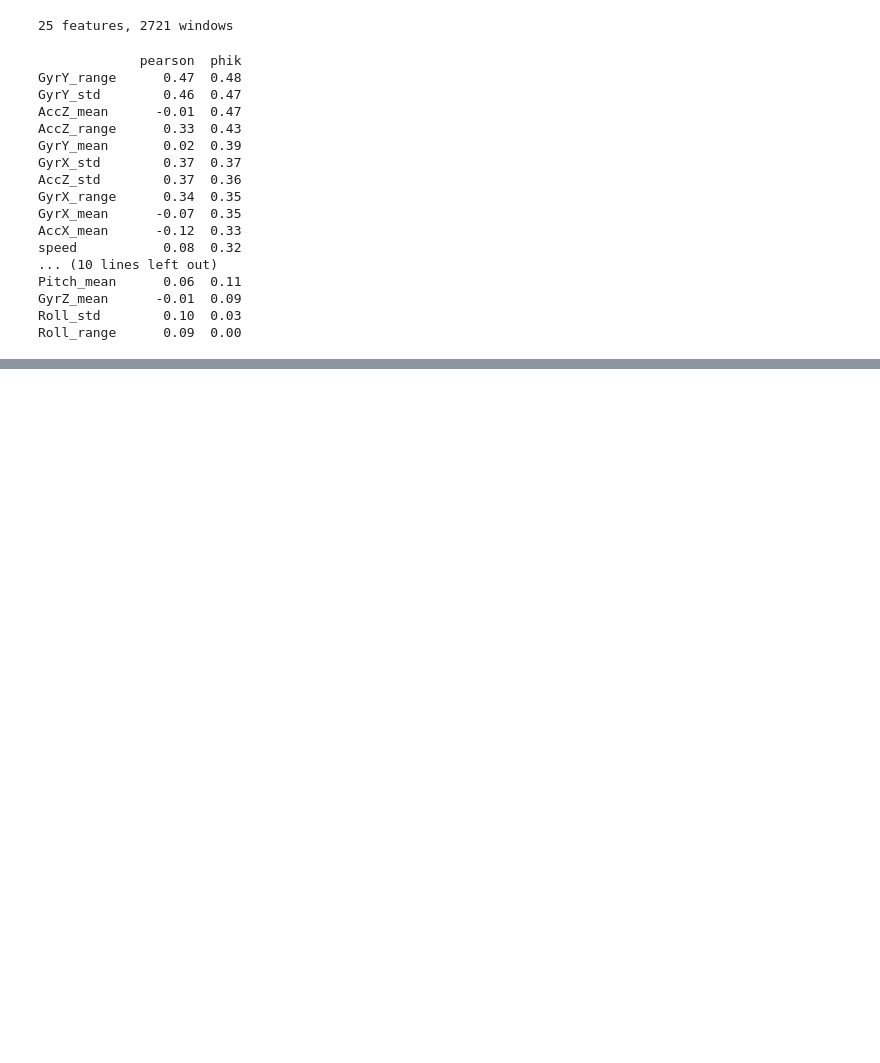
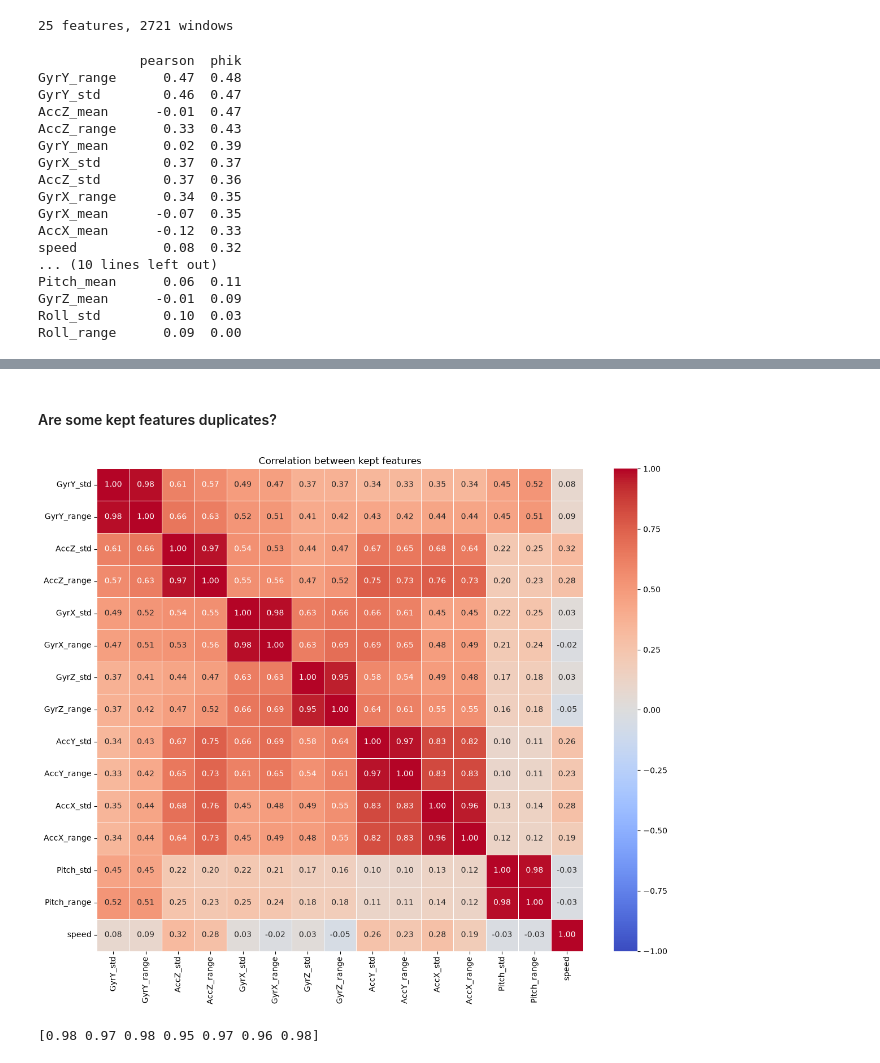
Before and after one commit to kallejjj/SemesterProjectFall2026, a Jupyter notebook: Nihar/04_features.ipynb, the cells around one changed output, grey strips where cells are left out. Cells and saved outputs as stored; diff of their text form; code cells hidden in the pictures; blank space fills up the shorter version.

```diff
--- a/Nihar/04_features.ipynb
+++ b/Nihar/04_features.ipynb
@@ -217,0 +278,38 @@ Roll_range      0.09  0.00
+# %% [markdown]
+#### Are some kept features duplicates?
+# %%
+kept = [
+    f"{s}_{stat}"
+    for s in ["GyrY", "AccZ", "GyrX", "GyrZ", "AccY", "AccX", "Pitch"]
+    for stat in ["std", "range"]
+] + ["speed"]
+
+corr = sub[kept].corr().round(2)
+
+plt.figure(figsize=(12, 10))
+
+sns.heatmap(
+    corr,
+    annot=True,
+    fmt=".2f",
+    cmap="coolwarm",
+    vmin=-1,
+    vmax=1,
+    center=0,
+    linewidths=0.5
+)
+
+plt.title("Correlation between kept features")
+plt.tight_layout()
+plt.savefig("figures/feature_correlation.png", dpi=150)
+plt.show()
+
+print(
+    corr.loc[
+        [f"{s}_std" for s in ["GyrY", "AccZ", "GyrX", "GyrZ", "AccY", "AccX", "Pitch"]],
+        [f"{s}_range" for s in ["GyrY", "AccZ", "GyrX", "GyrZ", "AccY", "AccX", "Pitch"]]
+    ].values.diagonal()
+)
+# %% [output]
+[figure, added]
+[0.98 0.97 0.98 0.95 0.97 0.96 0.98]
```
Also changed, not shown: parts of 7 cells of this notebook, 1 other file.
